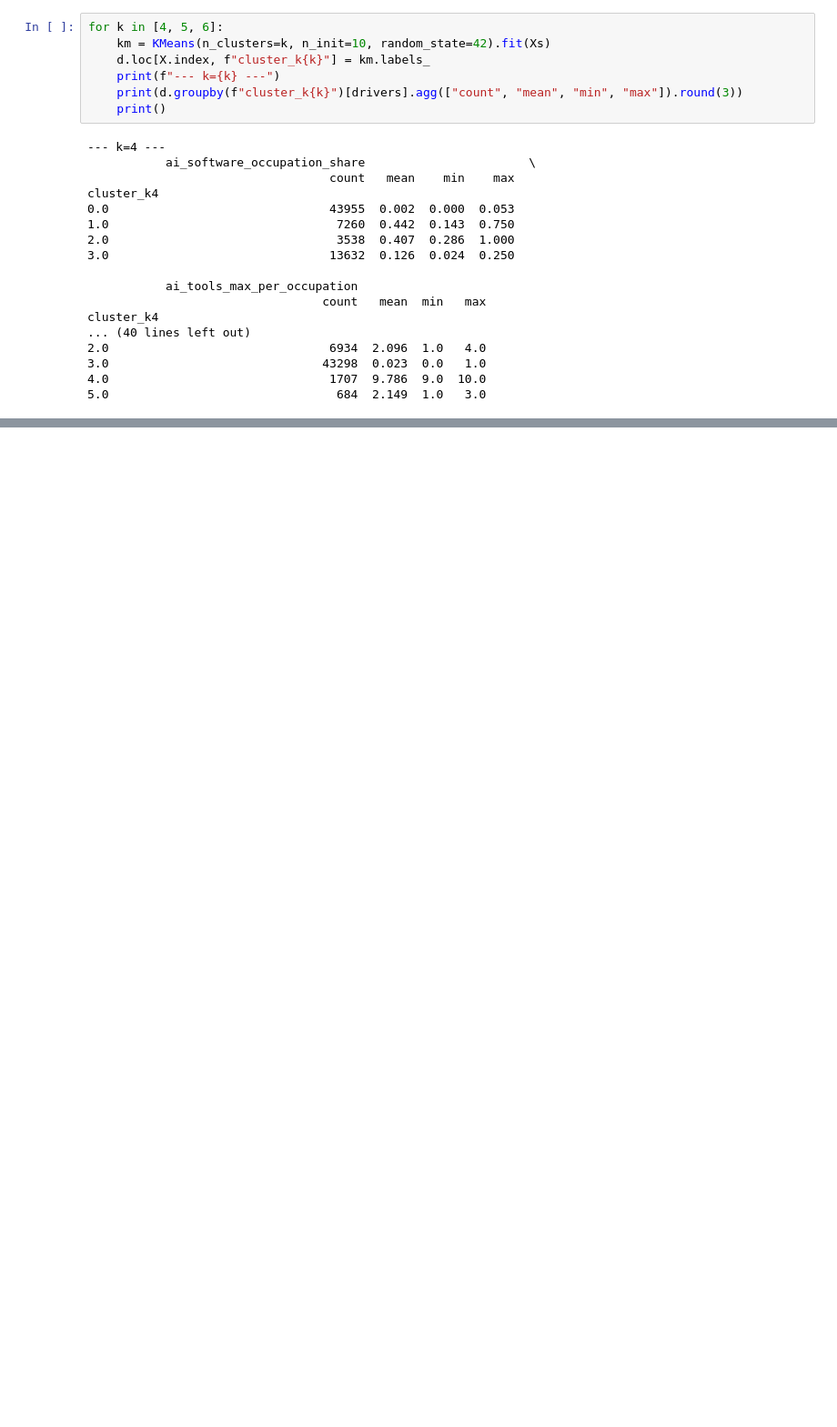
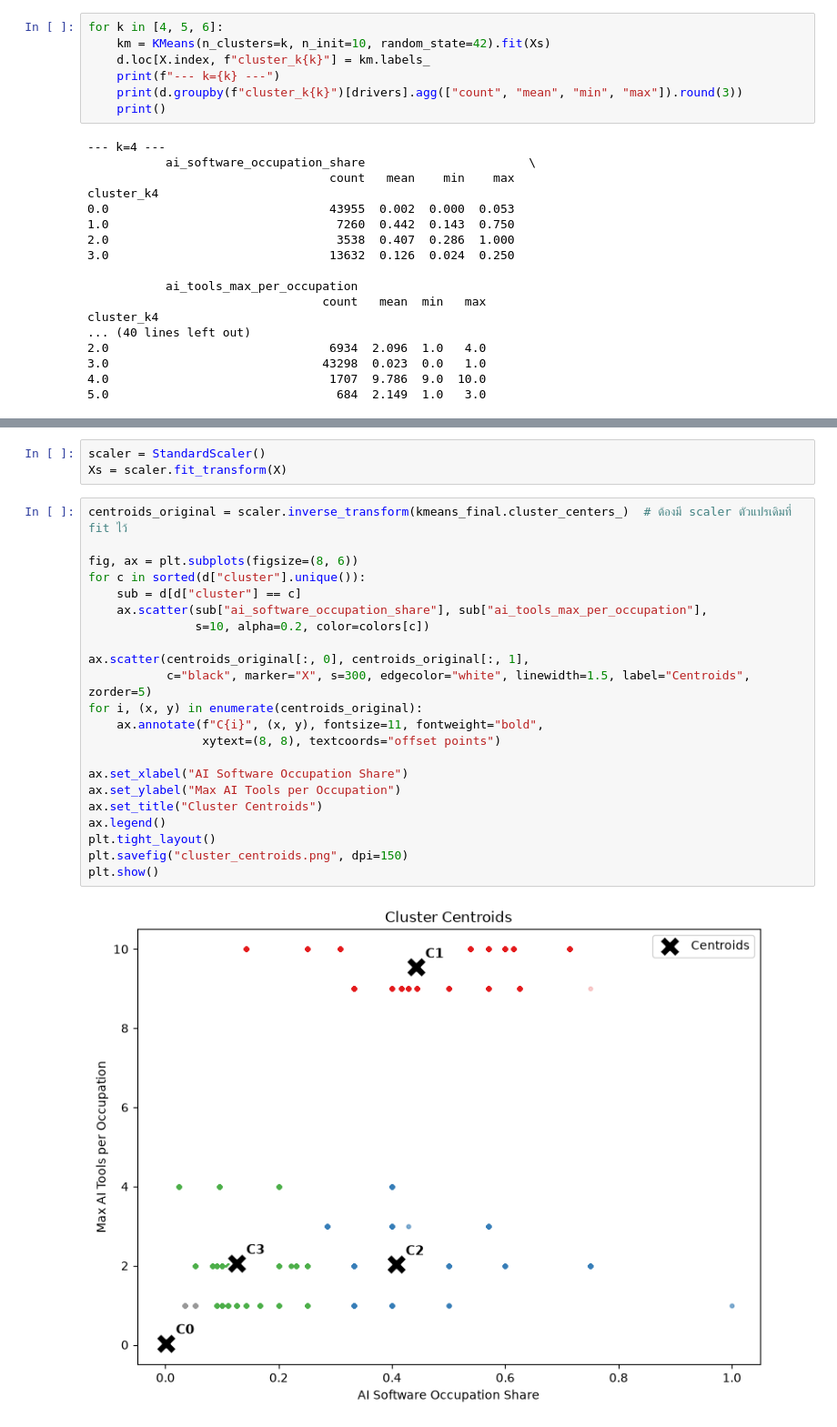
Before and after one commit to notknowEAC/project-data-sci, a Jupyter notebook: main.ipynb, the cells around one changed output, grey strips where cells are left out. Shown at 91% size. Drawn from its saved outputs; the diff is of its cells as text; blank space fills up the shorter version.

```diff
--- a/main.ipynb
+++ b/main.ipynb
@@ -482,0 +602,27 @@ IntCastingNaNError: Cannot convert non-finite values (NA or inf) to integer.Repl
+# %%
+scaler = StandardScaler()
+Xs = scaler.fit_transform(X)
+# %%
+centroids_original = scaler.inverse_transform(kmeans_final.cluster_centers_)  # ต้องมี scaler ตัวแปรเดิมที่ fit ไว้
+
+fig, ax = plt.subplots(figsize=(8, 6))
+for c in sorted(d["cluster"].unique()):
+    sub = d[d["cluster"] == c]
+    ax.scatter(sub["ai_software_occupation_share"], sub["ai_tools_max_per_occupation"],
+               s=10, alpha=0.2, color=colors[c])
+
+ax.scatter(centroids_original[:, 0], centroids_original[:, 1],
+           c="black", marker="X", s=300, edgecolor="white", linewidth=1.5, label="Centroids", zorder=5)
+for i, (x, y) in enumerate(centroids_original):
+    ax.annotate(f"C{i}", (x, y), fontsize=11, fontweight="bold",
+                xytext=(8, 8), textcoords="offset points")
+
+ax.set_xlabel("AI Software Occupation Share")
+ax.set_ylabel("Max AI Tools per Occupation")
+ax.set_title("Cluster Centroids")
+ax.legend()
+plt.tight_layout()
+plt.savefig("cluster_centroids.png", dpi=150)
+plt.show()
+# %% [output]
+[figure, added]
```
Also changed, not shown: parts of 36 cells of this notebook.
